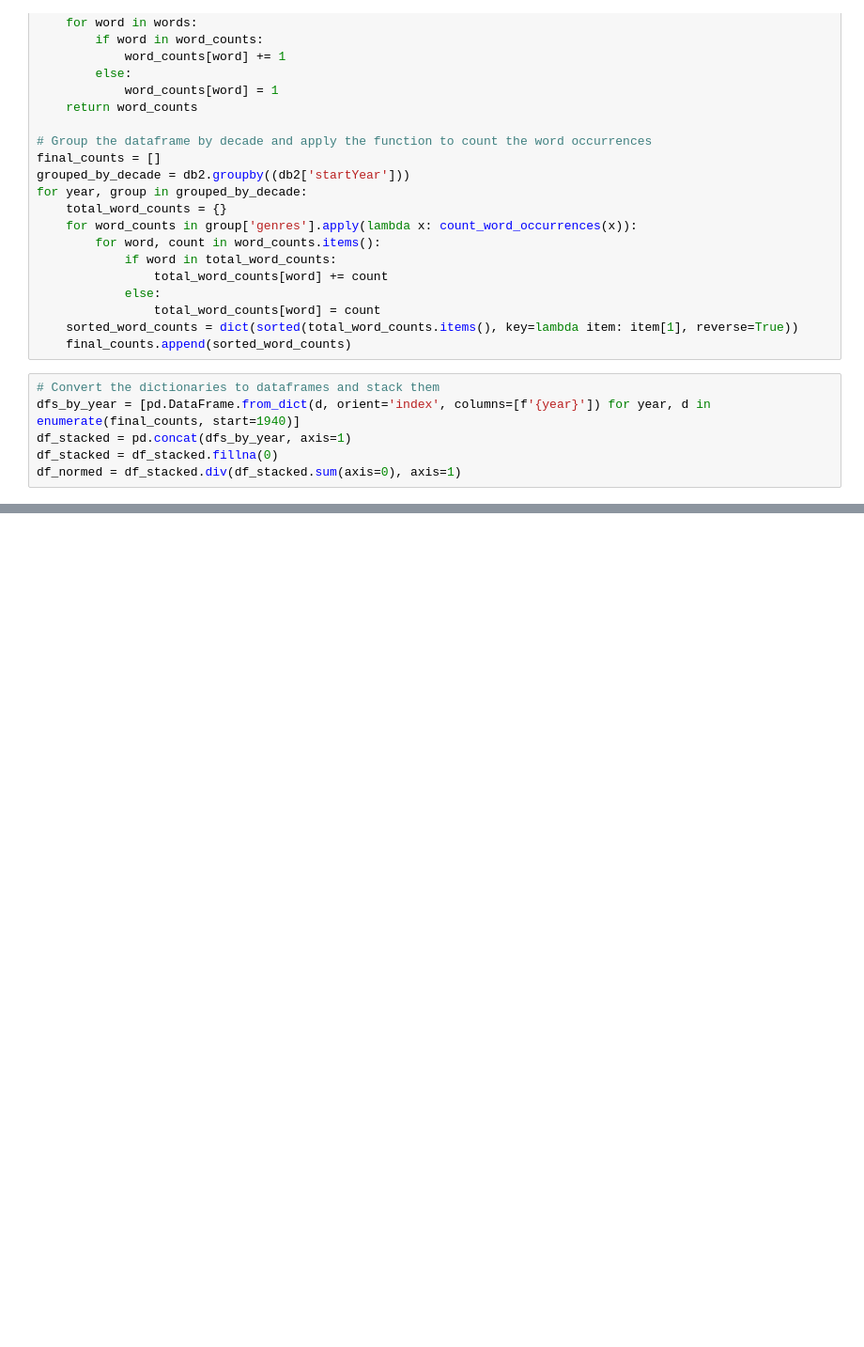
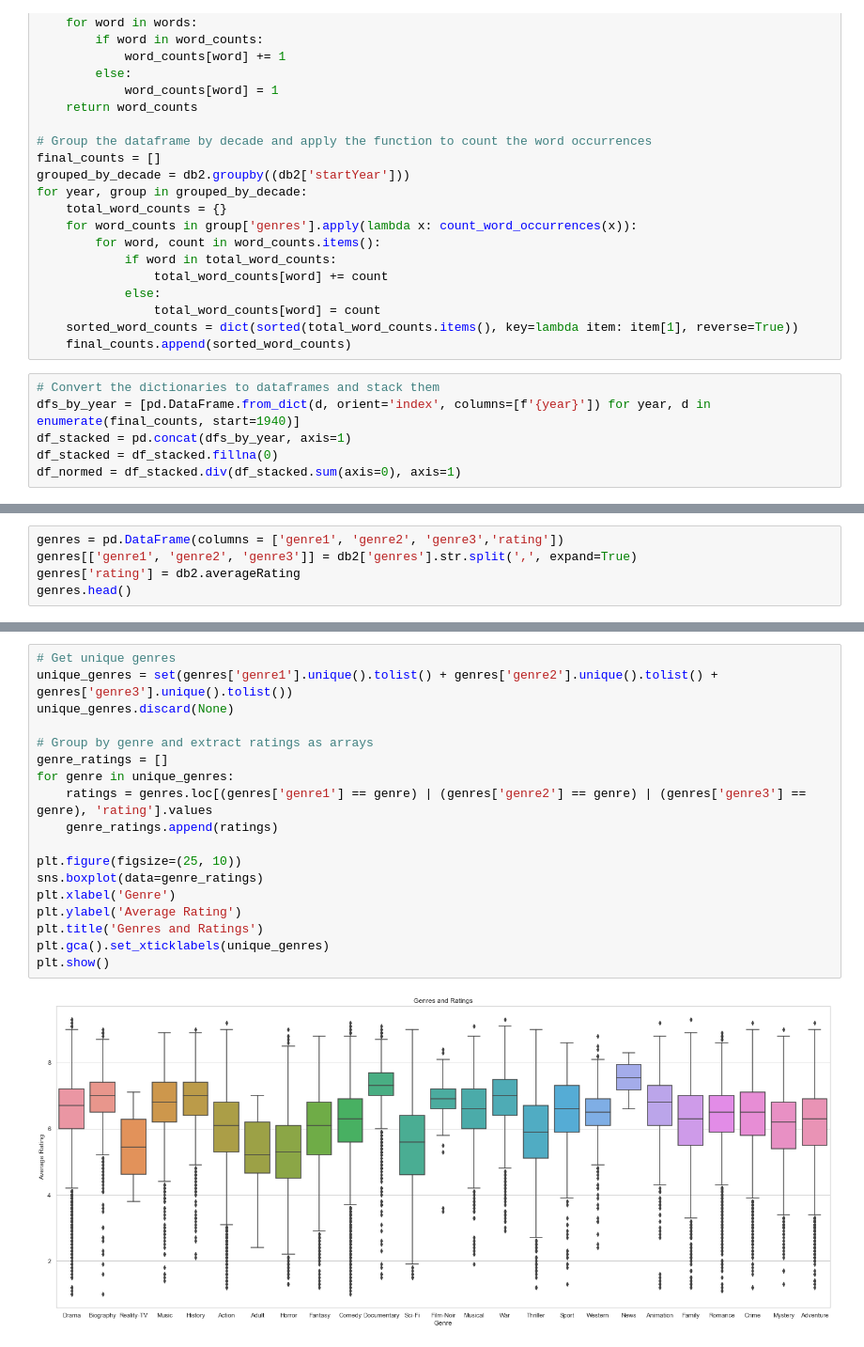
Before and after one commit to Lozzio99/Madness, a Jupyter notebook: MadAnalysis.ipynb, the cells around one changed output, grey strips where cells are left out. Shown: that part at 94% size. Saved outputs shown, nothing was run; the diff lists cells and outputs as text; blank space fills up the shorter version.

```diff
--- a/MadAnalysis.ipynb
+++ b/MadAnalysis.ipynb
@@ -91,0 +64,5 @@ sns.lineplot(data=db2,x='startYear',y='averageRating')
+# %%
+genres = pd.DataFrame(columns = ['genre1', 'genre2', 'genre3','rating'])
+genres[['genre1', 'genre2', 'genre3']] = db2['genres'].str.split(',', expand=True)
+genres['rating'] = db2.averageRating
+genres.head()
@@ -91,0 +76,20 @@ sns.lineplot(data=db2,x='startYear',y='averageRating')
+# %%
+# Get unique genres
+unique_genres = set(genres['genre1'].unique().tolist() + genres['genre2'].unique().tolist() + genres['genre3'].unique().tolist())
+unique_genres.discard(None)
+
+# Group by genre and extract ratings as arrays
+genre_ratings = []
+for genre in unique_genres:
+    ratings = genres.loc[(genres['genre1'] == genre) | (genres['genre2'] == genre) | (genres['genre3'] == genre), 'rating'].values
+    genre_ratings.append(ratings)
+
+plt.figure(figsize=(25, 10))
+sns.boxplot(data=genre_ratings)
+plt.xlabel('Genre')
+plt.ylabel('Average Rating')
+plt.title('Genres and Ratings')
+plt.gca().set_xticklabels(unique_genres)
+plt.show()
+# %% [output]
+[figure, added]
```
Also changed, not shown: parts of 14 cells of this notebook.
